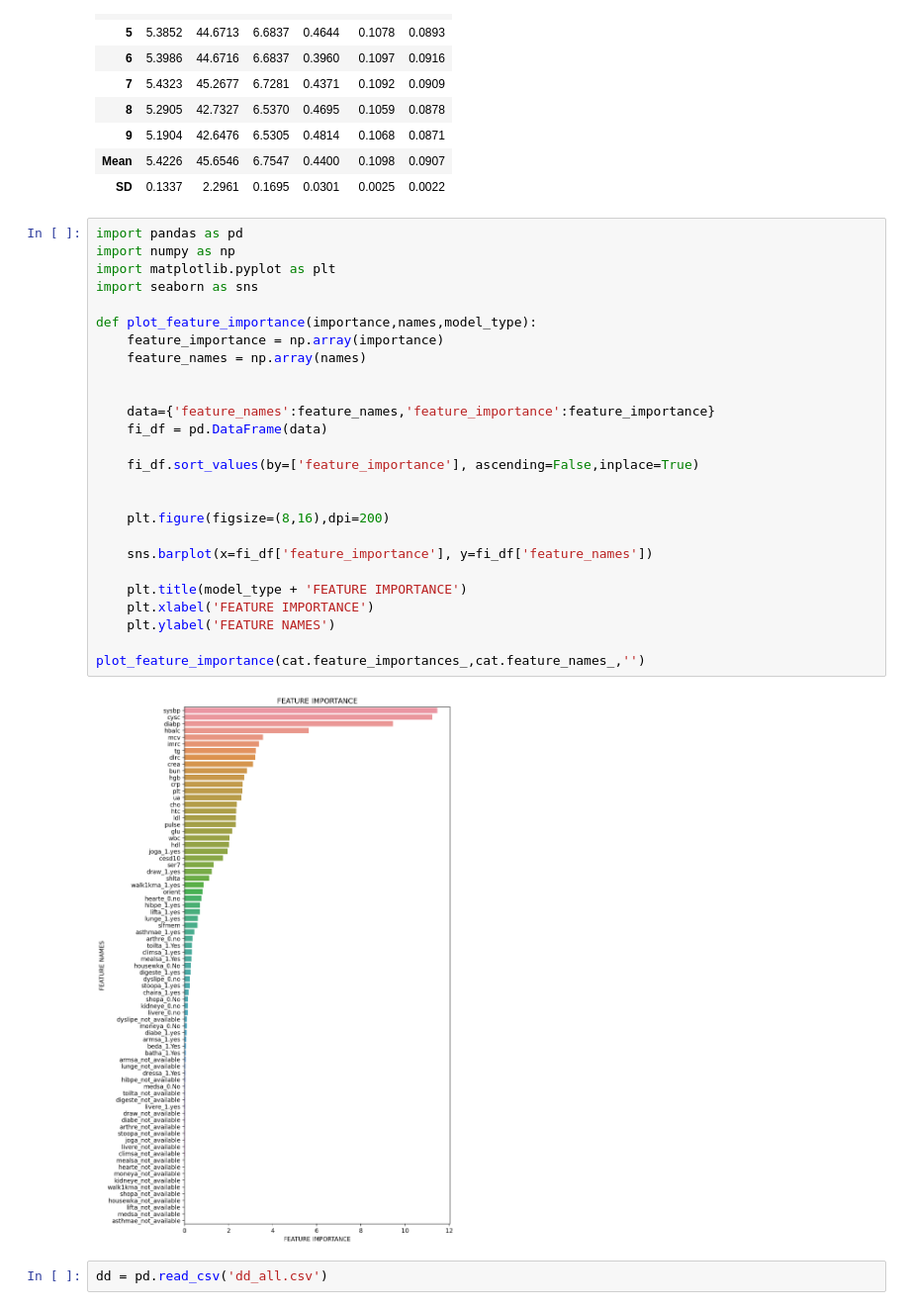
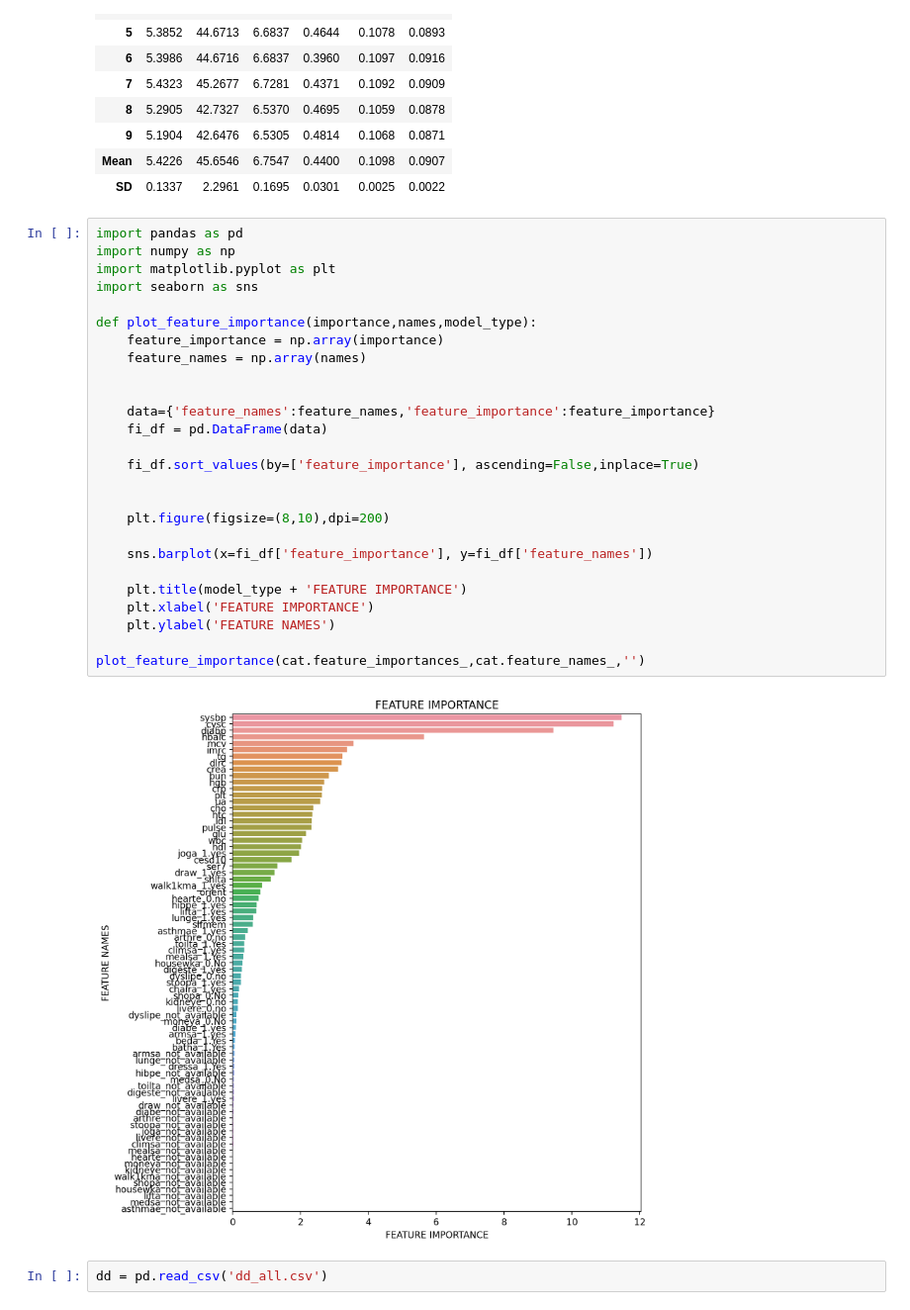
Before and after one commit to FoeinLove/DKU, a Jupyter notebook: final.ipynb, the cells around one changed output. Shown: that part at 99% size. Cells and saved outputs as stored; diff of their text form.

```diff
--- a/final.ipynb
+++ b/final.ipynb
@@ -117,31 +117,31 @@ cat = create_model('catboost')
 # %%
 import pandas as pd
 import numpy as np
 import matplotlib.pyplot as plt
 import seaborn as sns
 
 def plot_feature_importance(importance,names,model_type):
     feature_importance = np.array(importance)
     feature_names = np.array(names)
 
 
     data={'feature_names':feature_names,'feature_importance':feature_importance}
     fi_df = pd.DataFrame(data)
 
     fi_df.sort_values(by=['feature_importance'], ascending=False,inplace=True)
 
 
-    plt.figure(figsize=(8,16),dpi=200)
+    plt.figure(figsize=(8,10),dpi=200)
 
     sns.barplot(x=fi_df['feature_importance'], y=fi_df['feature_names'])
 
     plt.title(model_type + 'FEATURE IMPORTANCE')
     plt.xlabel('FEATURE IMPORTANCE')
     plt.ylabel('FEATURE NAMES')
 
 plot_feature_importance(cat.feature_importances_,cat.feature_names_,'')
 # %% [output]
-[figure, old version]
+[figure, new version]
 # %%
 dd = pd.read_csv('dd_all.csv')
 # %%
```
Also changed, not shown: 2 other files.
